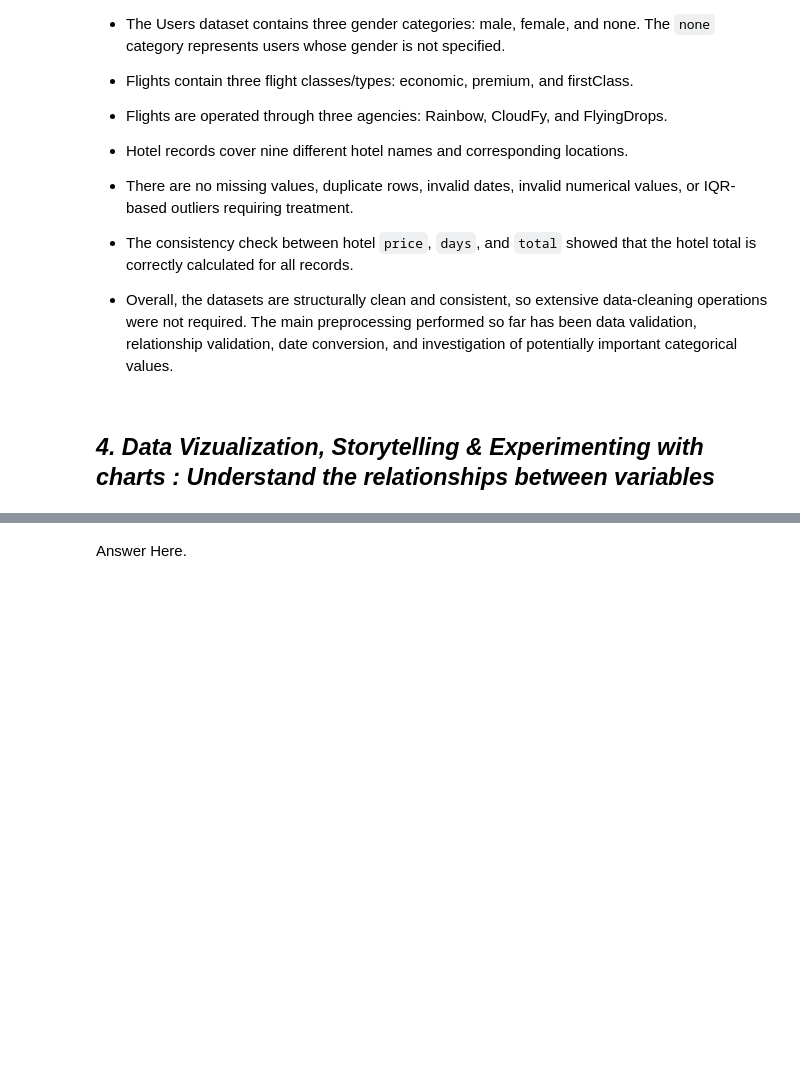
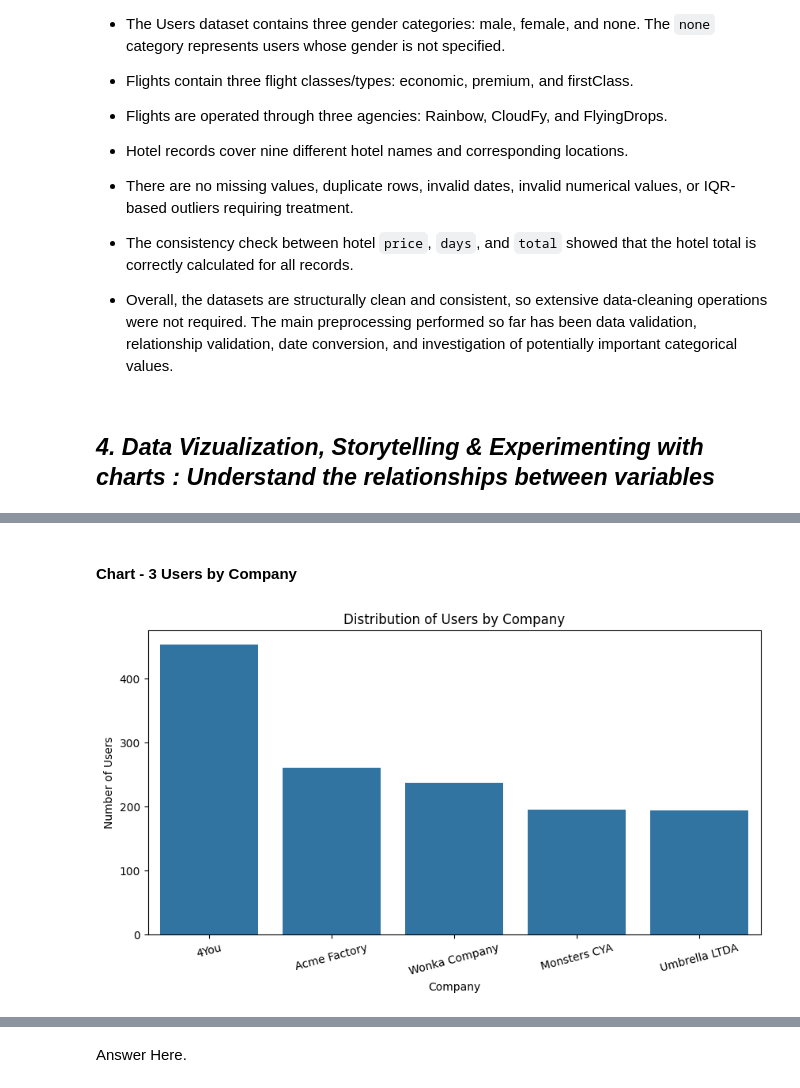
Before and after one commit to Sagarjain93/Machine-Learning-Portfolio, a Jupyter notebook: 01_End_to_End/Travel_MLops_Capstone/notebooks/00_Data_Cleaning_&_EDA.ipynb, the cells around one changed output, grey strips where cells are left out. Saved outputs shown, nothing was run; the diff lists cells and outputs as text; code cells hidden in the pictures; blank space fills up the shorter version.

```diff
--- a/01_End_to_End/Travel_MLops_Capstone/notebooks/00_Data_Cleaning_&_EDA.ipynb
+++ b/01_End_to_End/Travel_MLops_Capstone/notebooks/00_Data_Cleaning_&_EDA.ipynb
@@ -1179,0 +1261,23 @@ Average: 30.96
+# %% [markdown]
+#### **Chart - 3 Users by Company**
+# %%
+# Chart - 3: Distribution of Users by Company
+
+company_counts = users['company'].value_counts()
+
+plt.figure(figsize=(10, 5))
+
+sns.barplot(
+    x=company_counts.index,
+    y=company_counts.values
+)
+
+plt.title('Distribution of Users by Company')
+plt.xlabel('Company')
+plt.ylabel('Number of Users')
+
+plt.xticks(rotation=15)
+
+plt.show()
+# %% [output]
+[figure, added]
```
Also changed, not shown: parts of 166 cells of this notebook.
